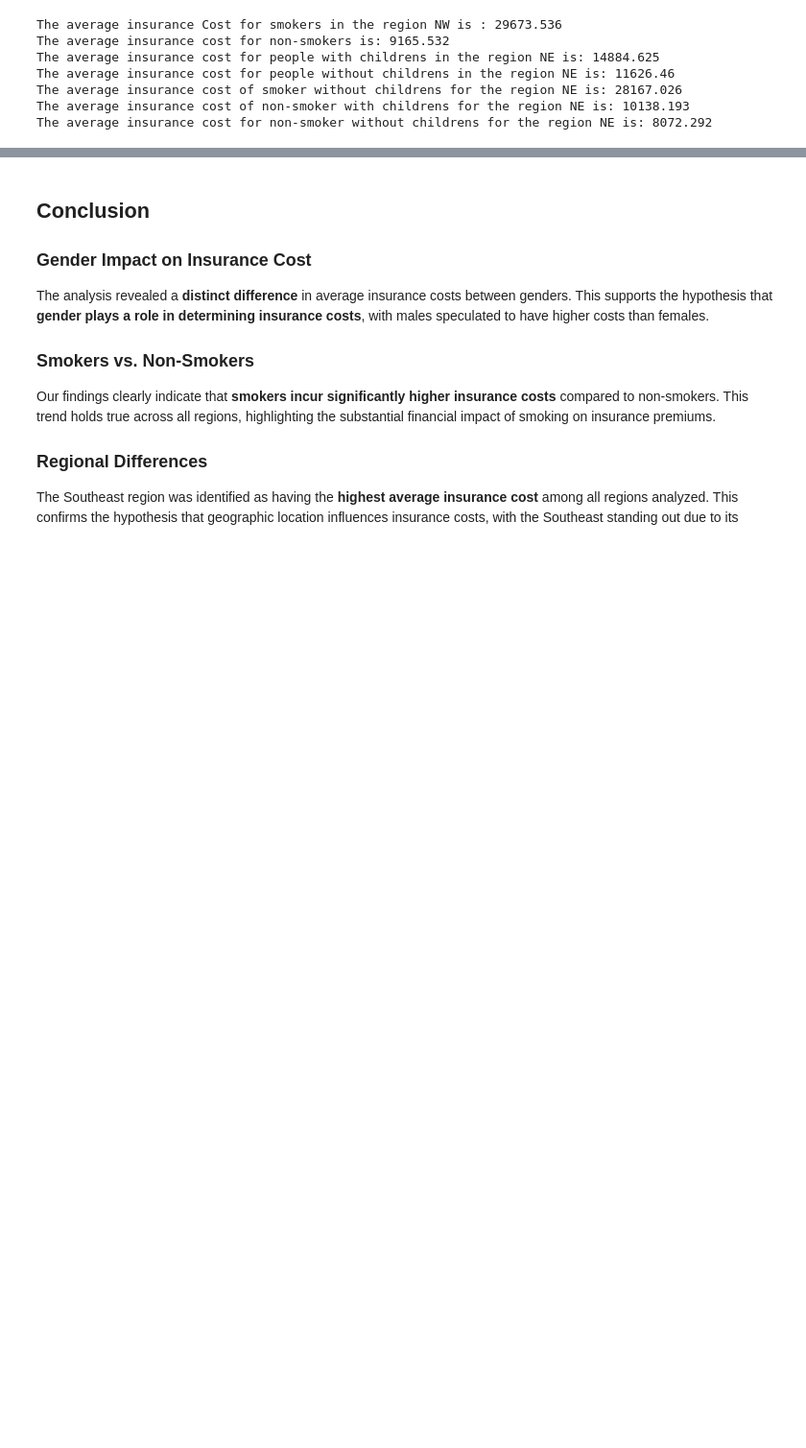
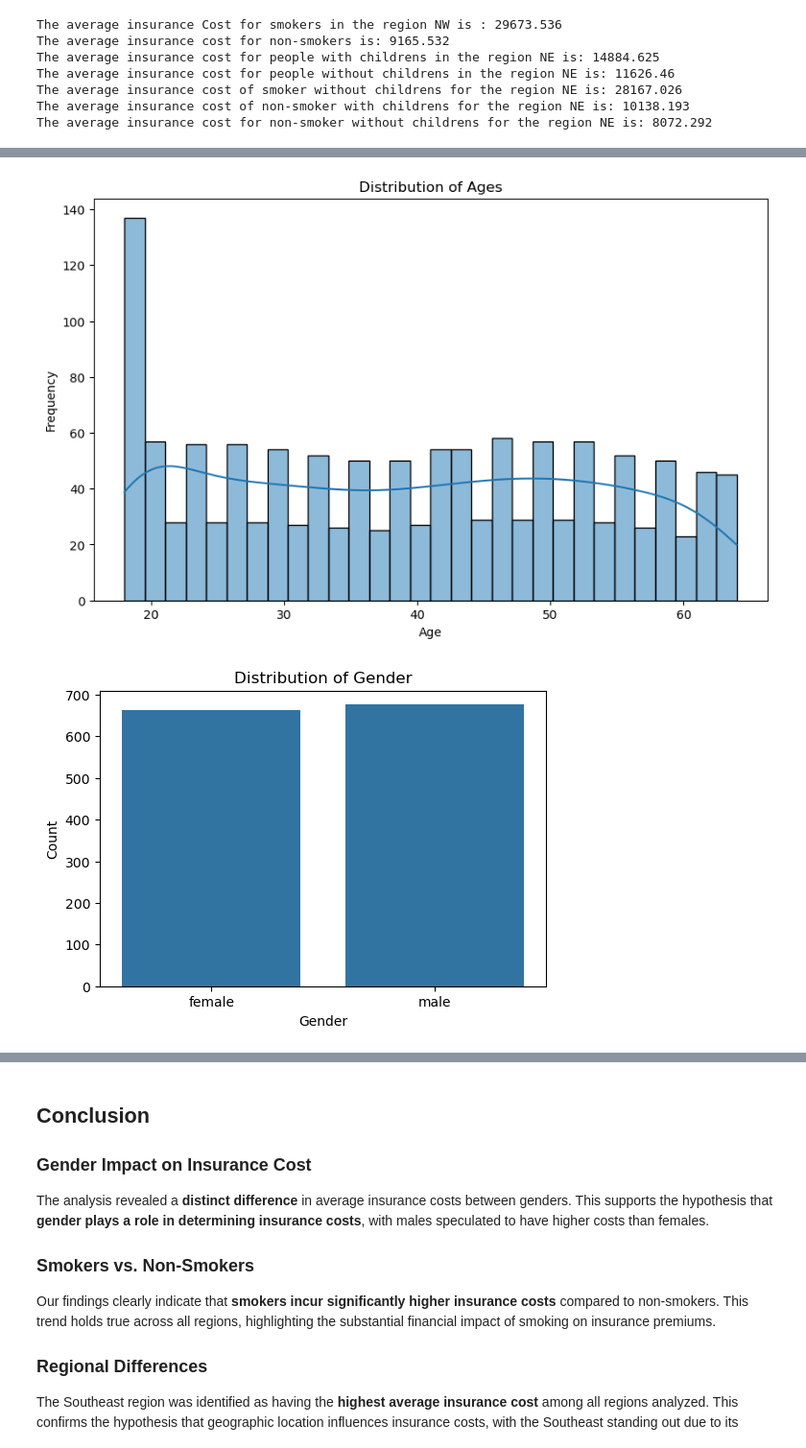
Before and after one commit to luciano665/U.S-Medical-Insurance-Costs-analysis, a Jupyter notebook: us-medical-insurance-costs.ipynb, the cells around one changed output, grey strips where cells are left out. Shown at 96% size. Drawn from its saved outputs; the diff is of its cells as text; code cells hidden in the pictures; blank space fills up the shorter version.

```diff
--- a/us-medical-insurance-costs.ipynb
+++ b/us-medical-insurance-costs.ipynb
@@ -591,0 +639,33 @@ The average insurance cost for non-smoker without childrens for the region NE is
+# %%
+import matplotlib.pyplot as plt
+import seaborn as sns
+
+# Convert ages from strings to integers
+ages_int = [int(age) for age in ages_final]
+
+# Plot distribution of ages
+plt.figure(figsize=(10, 6))
+sns.histplot(ages_int, bins=30, kde=True)
+plt.title('Distribution of Ages')
+plt.xlabel('Age')
+plt.ylabel('Frequency')
+plt.show()
+
+# Countplot for gender
+plt.figure(figsize=(6, 4))
+sns.countplot(x=sex_final)
+plt.title('Distribution of Gender')
+plt.xlabel('Gender')
+plt.ylabel('Count')
+plt.show()
+
+# Countplot for smokers
+plt.figure(figsize=(6, 4))
+sns.countplot(x=smoker_final)
+plt.title('Smokers vs Non-Smokers')
+plt.xlabel('Smoker')
+plt.ylabel('Count')
+plt.show()
+# %% [output]
+[figure, added]
+[figure, added]
```
Also changed, not shown: parts of 5 cells of this notebook.
